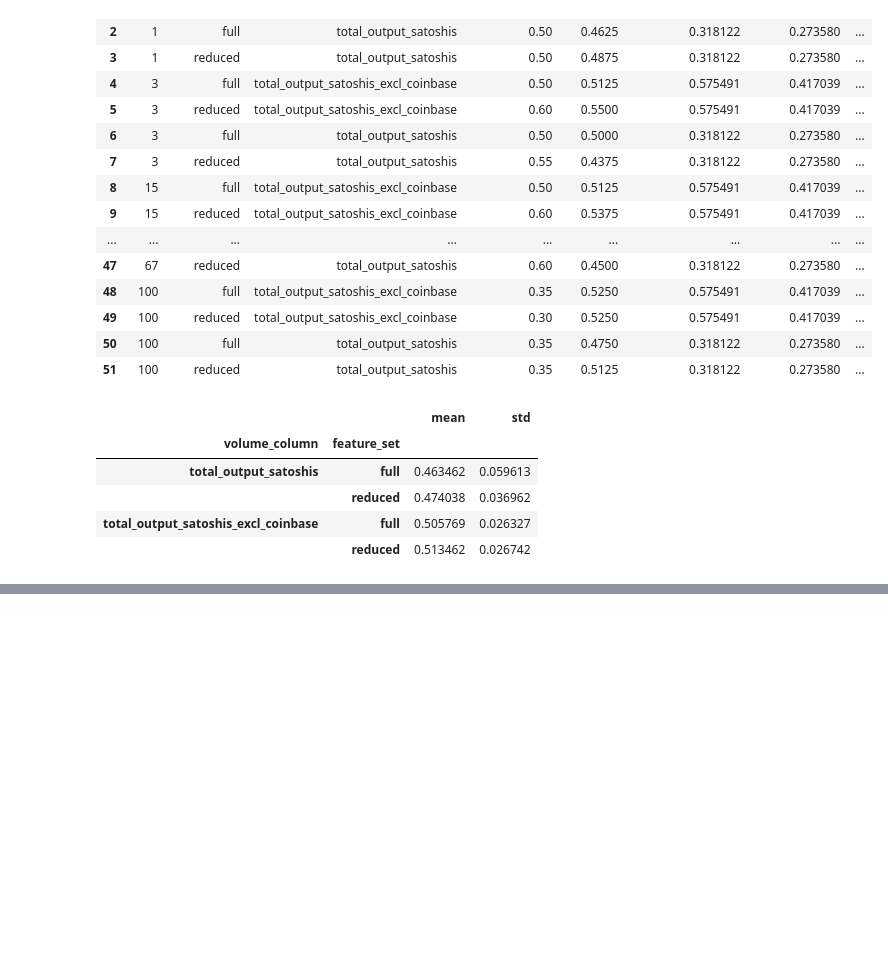
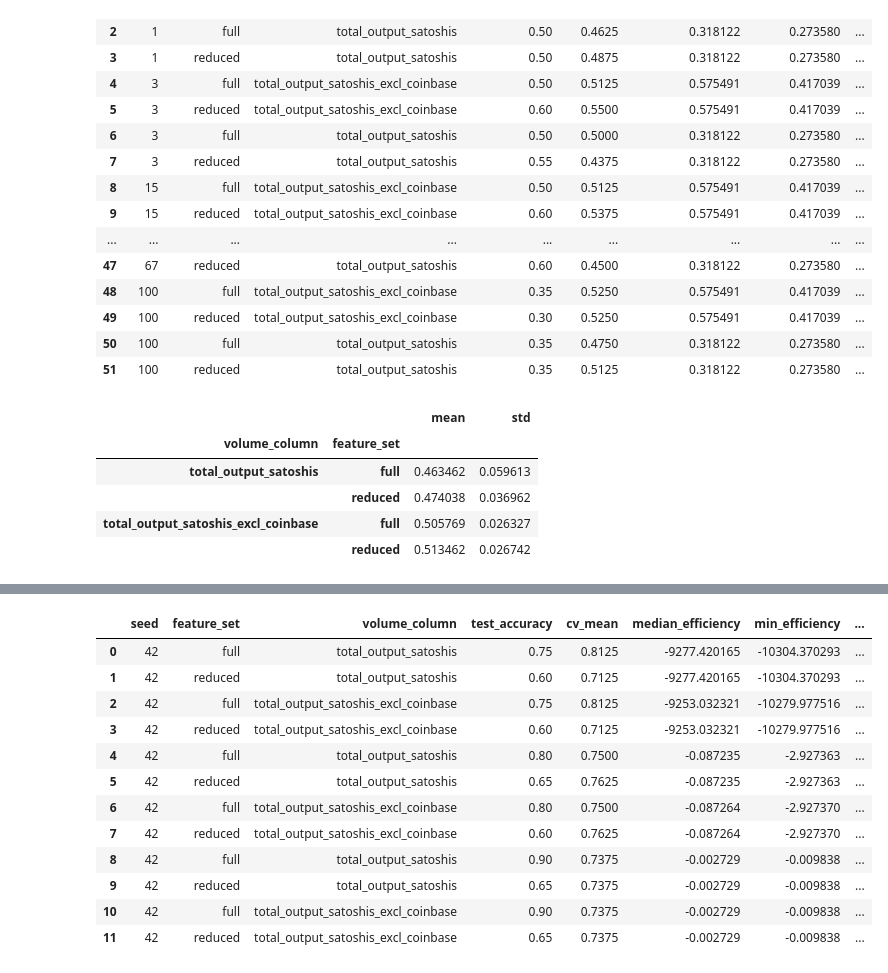
Before and after one commit to Kwokym111/poai_simulation, a Jupyter notebook: src/preprocess.ipynb, the cells around one changed output, grey strips where cells are left out. Saved outputs shown, nothing was run; the diff lists cells and outputs as text; code cells hidden in the pictures; blank space fills up the shorter version.

Commit message:
tested Pawar & Patil's efficiency formulas

```diff
--- a/src/preprocess.ipynb
+++ b/src/preprocess.ipynb
@@ -154,6 +154,17 @@ def preprocess(df, volume_column, efficiency_definition, age_definition):
         # use mean of ratios as default, average of (n transactions / transaction volume per individual block)
         pass
 
+    elif efficiency_definition == "eq1_raw":
+        miner_df['efficiency'] = miner_df['avg_transactions'] - miner_df['avg_volume']
+    elif efficiency_definition == "eq1_scaled":
+        z_trans = (miner_df['avg_transactions'] - miner_df['avg_transactions'].mean()) / miner_df['avg_transactions'].std()
+        z_vol = (miner_df['avg_volume'] - miner_df['avg_volume'].mean()) / miner_df['avg_volume'].std()
+        miner_df['efficiency'] = z_trans - z_vol
+    elif efficiency_definition == "algo1_cumulative":
+        total_blocks = miner_df['blocks_mined'].sum()
+        total_time = (miner_df['last_block_time'].max() - miner_df['last_block_time'].min()).total_seconds()
+        miner_df['efficiency'] = (miner_df['age'] / total_time) - (miner_df['blocks_mined'] / total_blocks)
+
 
 
     # Calculate median efficiency
@@ -401,0 +429,27 @@ diff_seed_final_results_MoR.groupby(['volume_column', 'feature_set'])['cv_mean']
+# %%
+new_candidates = ["eq1_raw", "eq1_scaled", "algo1_cumulative"]
+volume_columns = ["total_output_satoshis", "total_output_satoshis_excl_coinbase"]
+feature_sets = ["full", "reduced"]
+
+results = []
+for eff_def in new_candidates:
+    for vol_col in volume_columns:
+        for fs in feature_sets:
+            results.append(preprocess_and_test(df, 42, vol_col, eff_def, "neighbor_gap", fs))
+
+results_df = pd.concat(results, ignore_index=True)
+results_df
+# %% [output]
+|  | seed | feature_set | volume_column | test_accuracy | cv_mean | median_efficiency | min_efficiency | ... |
+| 0 | 42 | full | total_output_satoshis | 0.75 | 0.8125 | -9277.420165 | -10304.370293 | ... |
+| 1 | 42 | reduced | total_output_satoshis | 0.60 | 0.7125 | -9277.420165 | -10304.370293 | ... |
+| 2 | 42 | full | total_output_satoshis_excl_coinbase | 0.75 | 0.8125 | -9253.032321 | -10279.977516 | ... |
+| 3 | 42 | reduced | total_output_satoshis_excl_coinbase | 0.60 | 0.7125 | -9253.032321 | -10279.977516 | ... |
+| 4 | 42 | full | total_output_satoshis | 0.80 | 0.7500 | -0.087235 | -2.927363 | ... |
+| 5 | 42 | reduced | total_output_satoshis | 0.65 | 0.7625 | -0.087235 | -2.927363 | ... |
+| 6 | 42 | full | total_output_satoshis_excl_coinbase | 0.80 | 0.7500 | -0.087264 | -2.927370 | ... |
+| 7 | 42 | reduced | total_output_satoshis_excl_coinbase | 0.60 | 0.7625 | -0.087264 | -2.927370 | ... |
+| 8 | 42 | full | total_output_satoshis | 0.90 | 0.7375 | -0.002729 | -0.009838 | ... |
+| 9 | 42 | reduced | total_output_satoshis | 0.65 | 0.7375 | -0.002729 | -0.009838 | ... |
+| 10 | 42 | full | total_output_satoshis_excl_coinbase | 0.90 | 0.7375 | -0.002729 | -0.009838 | ... |
+| 11 | 42 | reduced | total_output_satoshis_excl_coinbase | 0.65 | 0.7375 | -0.002729 | -0.009838 | ... |
```
Also changed, not shown: parts of 1 cell of this notebook.
